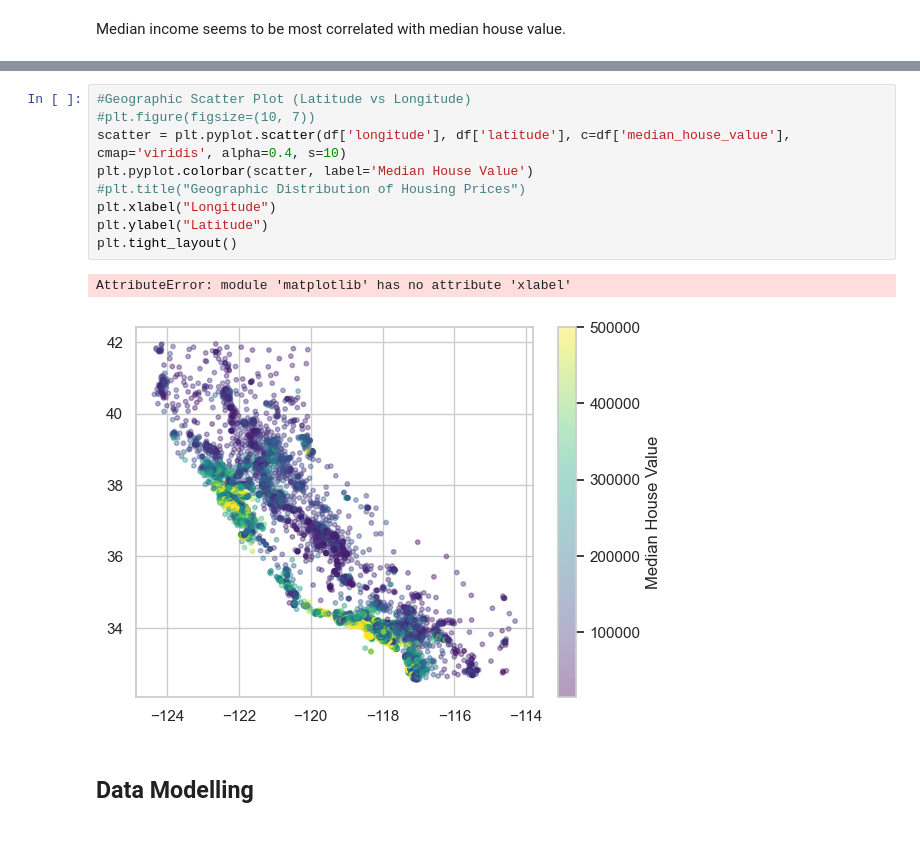
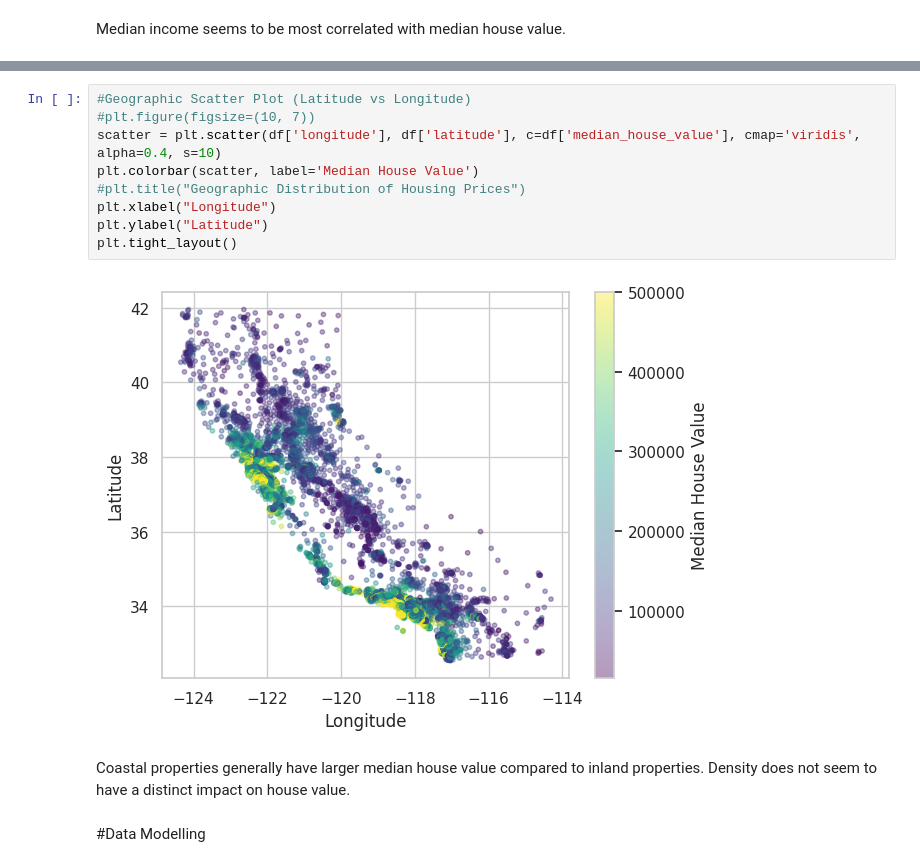
Before and after one commit to SnehaBinu-25/California-Housing-Project, a Jupyter notebook: CaliforniaHousing.ipynb, the cells around one changed output, grey strips where cells are left out. Drawn from its saved outputs; the diff is of its cells as text; blank space fills up the shorter version.

```diff
--- a/CaliforniaHousing.ipynb
+++ b/CaliforniaHousing.ipynb
@@ -205,15 +212,16 @@ AttributeError: module 'matplotlib' has no attribute 'xlabel'
 # %%
 #Geographic Scatter Plot (Latitude vs Longitude)
 #plt.figure(figsize=(10, 7))
-scatter = plt.pyplot.scatter(df['longitude'], df['latitude'], c=df['median_house_value'], cmap='viridis', alpha=0.4, s=10)
-plt.pyplot.colorbar(scatter, label='Median House Value')
+scatter = plt.scatter(df['longitude'], df['latitude'], c=df['median_house_value'], cmap='viridis', alpha=0.4, s=10)
+plt.colorbar(scatter, label='Median House Value')
 #plt.title("Geographic Distribution of Housing Prices")
 plt.xlabel("Longitude")
 plt.ylabel("Latitude")
 plt.tight_layout()
 # %% [output]
-AttributeError: module 'matplotlib' has no attribute 'xlabel'
-[figure, old version]
+[figure, new version]
+# %% [markdown]
+Coastal properties generally have larger median house value compared to inland properties. Density does not seem to have a distinct impact on house value.
 # %% [markdown]
-## Data Modelling
+#Data Modelling
 # %%
```
Also changed, not shown: parts of 31 cells of this notebook.
